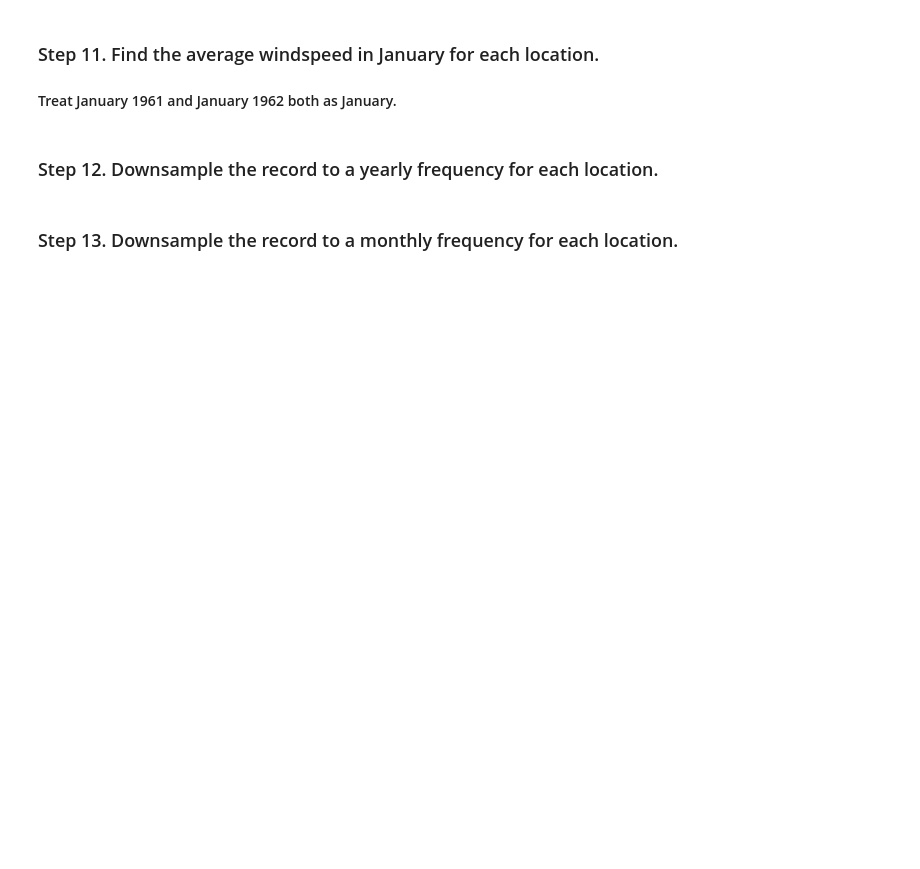
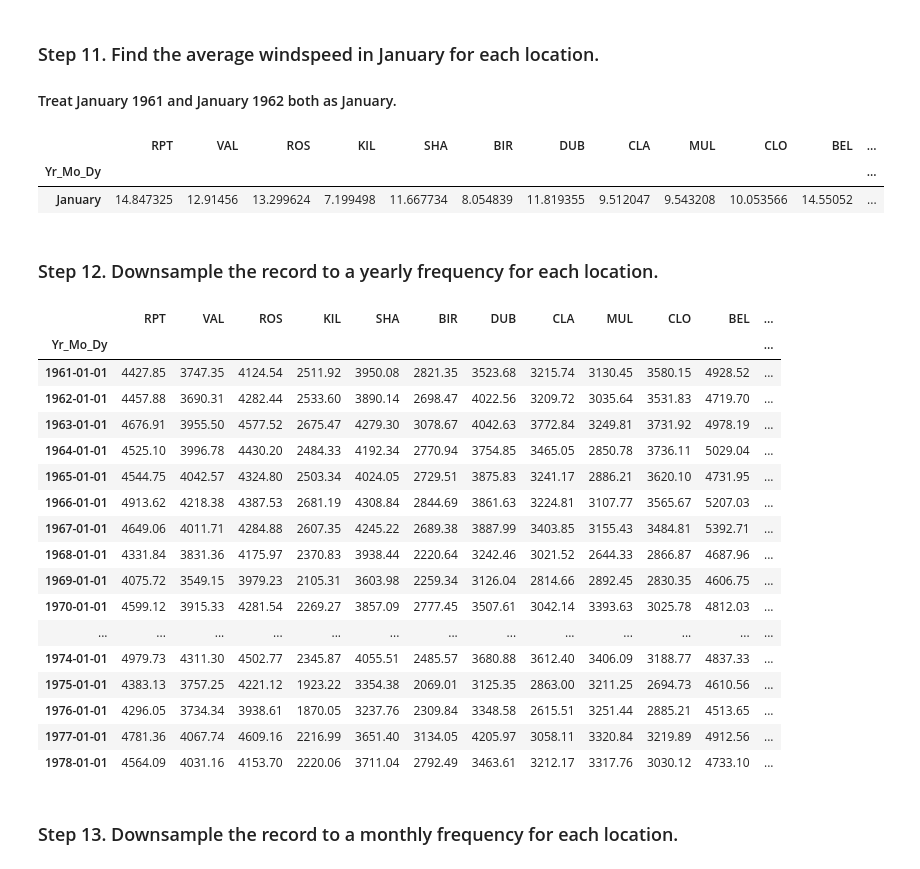
Before and after one commit to joaovitorez/octos-academy, a Jupyter notebook: 02. Data Handling/Exercises/06_Stats/Wind_Stats/Exercises.ipynb, the cells around one changed output. Cells and saved outputs as stored; diff of their text form; code cells hidden in the pictures; blank space fills up the shorter version.

Commit message:
Adicionando exercicio16 - Wind Stats (finalizado pós Issue)

```diff
--- a/02. Data Handling/Exercises/06_Stats/Wind_Stats/Exercises.ipynb
+++ b/02. Data Handling/Exercises/06_Stats/Wind_Stats/Exercises.ipynb
@@ -125,0 +38,6 @@ data
+# %%
+# O separador do tipo '\s+' serve para quaisquer espaços entre os dados
+
+data = pd.read_csv("https://raw.githubusercontent.com/guipsamora/pandas_exercises/master/06_Stats/Wind_Stats/wind.data",
+                   sep='\s+', parse_dates = [[0,1,2]])
+data
@@ -130,0 +60,15 @@ data
+# %%
+#Criar uma função para consertar o ano
+
+#Recebe a coluna do dataframe com tipo datetime
+import datetime
+def conserta_data(series):
+
+    #Acessa o ano da coluna e atualiza conforme alterações
+    ano_correto = series.year-100 if series.year >= 2000 else series.year
+
+    #Retorna para o series um novo datetime, com mesmo mes e dia, porem ano certo
+    return datetime.date(ano_correto, series.month, series.day)
+
+data.Yr_Mo_Dy = data.Yr_Mo_Dy.apply(conserta_data)
+data
@@ -131,2 +89,6 @@ data
 # %% [markdown]
 ### Step 5. Set the right dates as the index. Pay attention at the data type, it should be datetime64[ns].
+# %%
+data.set_index('Yr_Mo_Dy', inplace=True)
+data.index = pd.to_datetime(data.index)
+data
@@ -149,7 +198,43 @@ data
 # %% [markdown]
 ### Step 11. Find the average windspeed in January for each location.
 #### Treat January 1961 and January 1962 both as January.
+# %%
+#Volto para o index padrão
+provisorio = data.reset_index()
+provisorio
+
+#Coloco a coluna das datas para datetime
+provisorio.Yr_Mo_Dy = pd.to_datetime(provisorio.Yr_Mo_Dy)
+
+#Formata a coluna para '%B' que considera apenas o mês por extenso do datetime, usando strftime
+#Agrupo as colunas por mês, calcula a média e retorna apenas o mês de Janeiro
+provisorio.groupby(provisorio.Yr_Mo_Dy.dt.strftime('%B')).mean().loc[['January']]
+# %% [output]
+|  | RPT | VAL | ROS | KIL | SHA | BIR | DUB | CLA | MUL | CLO | BEL | ... |
+| Yr_Mo_Dy |  |  |  |  |  |  |  |  |  |  |  | ... |
+| January | 14.847325 | 12.91456 | 13.299624 | 7.199498 | 11.667734 | 8.054839 | 11.819355 | 9.512047 | 9.543208 | 10.053566 | 14.55052 | ... |
 # %% [markdown]
 ### Step 12. Downsample the record to a yearly frequency for each location.
+# %%
+data.resample('AS').sum()
+# %% [output]
+|  | RPT | VAL | ROS | KIL | SHA | BIR | DUB | CLA | MUL | CLO | BEL | ... |
+| Yr_Mo_Dy |  |  |  |  |  |  |  |  |  |  |  | ... |
+| 1961-01-01 | 4427.85 | 3747.35 | 4124.54 | 2511.92 | 3950.08 | 2821.35 | 3523.68 | 3215.74 | 3130.45 | 3580.15 | 4928.52 | ... |
+| 1962-01-01 | 4457.88 | 3690.31 | 4282.44 | 2533.60 | 3890.14 | 2698.47 | 4022.56 | 3209.72 | 3035.64 | 3531.83 | 4719.70 | ... |
+| 1963-01-01 | 4676.91 | 3955.50 | 4577.52 | 2675.47 | 4279.30 | 3078.67 | 4042.63 | 3772.84 | 3249.81 | 3731.92 | 4978.19 | ... |
+| 1964-01-01 | 4525.10 | 3996.78 | 4430.20 | 2484.33 | 4192.34 | 2770.94 | 3754.85 | 3465.05 | 2850.78 | 3736.11 | 5029.04 | ... |
+| 1965-01-01 | 4544.75 | 4042.57 | 4324.80 | 2503.34 | 4024.05 | 2729.51 | 3875.83 | 3241.17 | 2886.21 | 3620.10 | 4731.95 | ... |
+| 1966-01-01 | 4913.62 | 4218.38 | 4387.53 | 2681.19 | 4308.84 | 2844.69 | 3861.63 | 3224.81 | 3107.77 | 3565.67 | 5207.03 | ... |
+| 1967-01-01 | 4649.06 | 4011.71 | 4284.88 | 2607.35 | 4245.22 | 2689.38 | 3887.99 | 3403.85 | 3155.43 | 3484.81 | 5392.71 | ... |
+| 1968-01-01 | 4331.84 | 3831.36 | 4175.97 | 2370.83 | 3938.44 | 2220.64 | 3242.46 | 3021.52 | 2644.33 | 2866.87 | 4687.96 | ... |
+| 1969-01-01 | 4075.72 | 3549.15 | 3979.23 | 2105.31 | 3603.98 | 2259.34 | 3126.04 | 2814.66 | 2892.45 | 2830.35 | 4606.75 | ... |
+| 1970-01-01 | 4599.12 | 3915.33 | 4281.54 | 2269.27 | 3857.09 | 2777.45 | 3507.61 | 3042.14 | 3393.63 | 3025.78 | 4812.03 | ... |
+| ... | ... | ... | ... | ... | ... | ... | ... | ... | ... | ... | ... | ... |
+| 1974-01-01 | 4979.73 | 4311.30 | 4502.77 | 2345.87 | 4055.51 | 2485.57 | 3680.88 | 3612.40 | 3406.09 | 3188.77 | 4837.33 | ... |
+| 1975-01-01 | 4383.13 | 3757.25 | 4221.12 | 1923.22 | 3354.38 | 2069.01 | 3125.35 | 2863.00 | 3211.25 | 2694.73 | 4610.56 | ... |
+| 1976-01-01 | 4296.05 | 3734.34 | 3938.61 | 1870.05 | 3237.76 | 2309.84 | 3348.58 | 2615.51 | 3251.44 | 2885.21 | 4513.65 | ... |
+| 1977-01-01 | 4781.36 | 4067.74 | 4609.16 | 2216.99 | 3651.40 | 3134.05 | 4205.97 | 3058.11 | 3320.84 | 3219.89 | 4912.56 | ... |
+| 1978-01-01 | 4564.09 | 4031.16 | 4153.70 | 2220.06 | 3711.04 | 2792.49 | 3463.61 | 3212.17 | 3317.76 | 3030.12 | 4733.10 | ... |
 # %% [markdown]
 ### Step 13. Downsample the record to a monthly frequency for each location.
```
Also changed, not shown: parts of 21 cells of this notebook.
